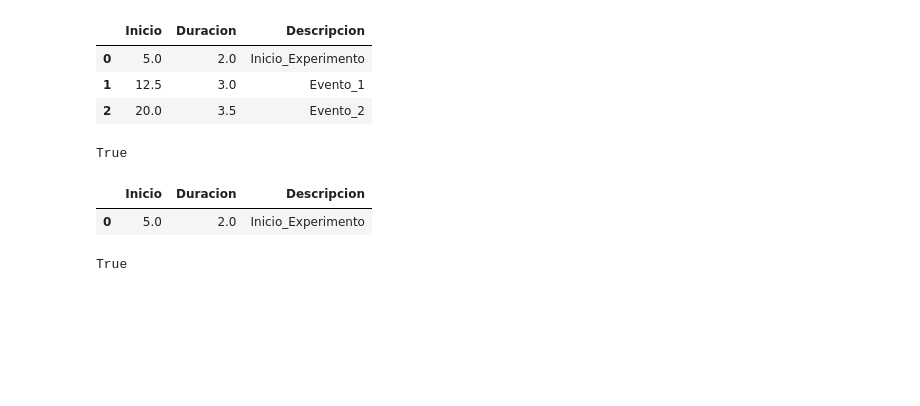
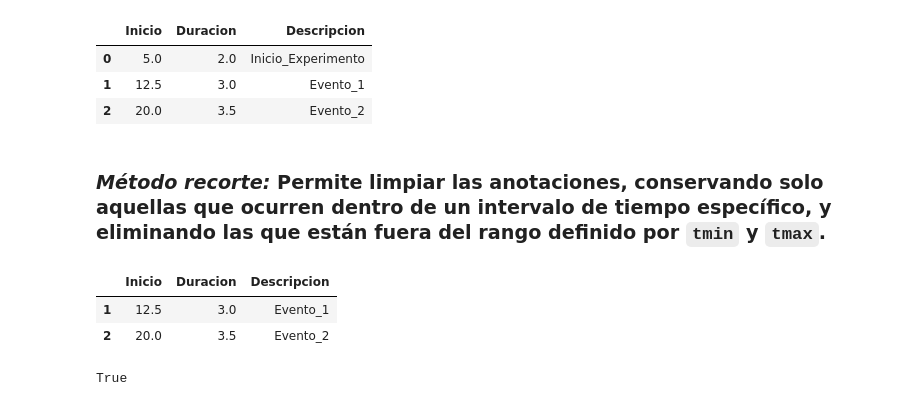
Before and after one commit to SrMichi19/TIF, a Jupyter notebook: 1. TIF/Pruebas Funcionales_TIF.ipynb, the cells around one changed output. Cells and saved outputs as stored; diff of their text form; code cells hidden in the pictures; blank space fills up the shorter version.

```diff
--- a/1. TIF/Pruebas Funcionales_TIF.ipynb
+++ b/1. TIF/Pruebas Funcionales_TIF.ipynb
@@ -63,17 +163,16 @@ anotaciones.get_annotations()
 | 0 | 5.0 | 2.0 | Inicio_Experimento |
 | 1 | 12.5 | 3.0 | Evento_1 |
 | 2 | 20.0 | 3.5 | Evento_2 |
+# %% [markdown]
+### ***Método recorte:*** Permite limpiar las anotaciones, conservando solo aquellas que ocurren dentro de un intervalo de tiempo específico, y eliminando las que están fuera del rango definido por `tmin` y `tmax`.
 # %%
-# Quiero eliminar las anotaciones que empiezan del segundo 10 en adelante
-anotaciones.seleccionar_recorte(inicio=10)
+anotaciones.recorte(tmin=10, tmax=25)
+
+anotaciones.get_annotations()
 # %% [output]
-True
+|  | Inicio | Duracion | Descripcion |
+| 1 | 12.5 | 3.0 | Evento_1 |
+| 2 | 20.0 | 3.5 | Evento_2 |
-# %%
-# Verifico que se eliminaron
-anotaciones.get_annotations()
-# %% [output]
-|  | Inicio | Duracion | Descripcion |
-| 0 | 5.0 | 2.0 | Inicio_Experimento |
 # %%
 # Agrego una anotación
 nueva_anotacion = [3, 4, "Evento 3"]
```
Also changed, not shown: parts of 43 cells of this notebook.
